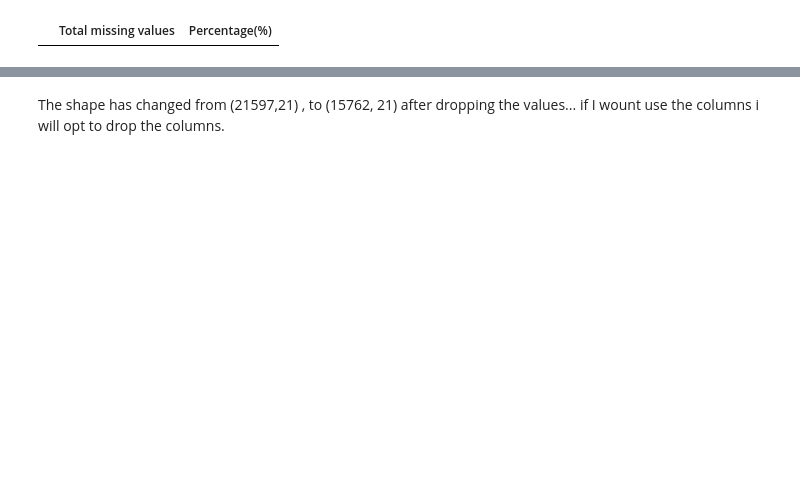
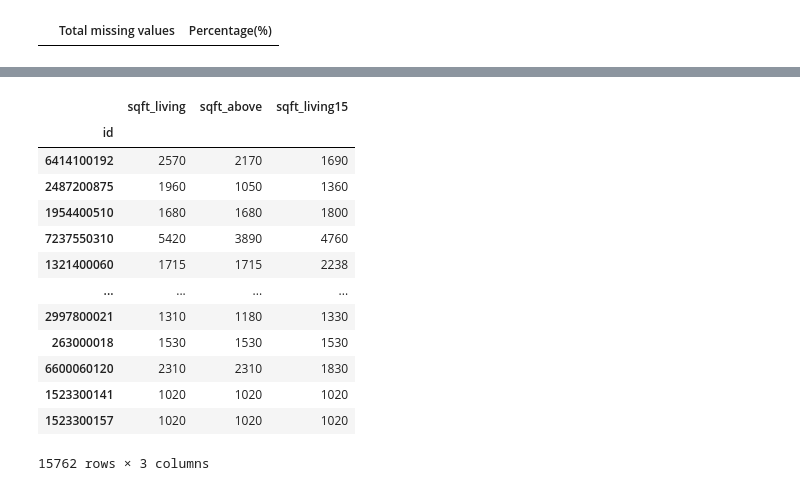
Before and after one commit to K1nyash/Project-2, a Jupyter notebook: Project_2.ipynb, the cells around one changed output, grey strips where cells are left out. Cells and saved outputs as stored; diff of their text form; code cells hidden in the pictures; blank space fills up the shorter version.

```diff
--- a/Project_2.ipynb
+++ b/Project_2.ipynb
@@ -106,0 +231,8 @@ memory usage: 3.5+ MB
+# %%
+# purifying the continuous dictionary
+continuous.pop('sqft_lot15')
+continuous.pop('lat')
+continuous.pop('long')
+continuous.pop('yr_built')
+continuous.pop('sqft_lot')
+continuous
@@ -163,2 +311,18 @@ kc.shape
-# %% [markdown]
-The shape has changed from (21597,21) , to (15762, 21) after dropping the values... if I wount use the columns i will opt to drop the columns.
+# %%
+kc_cont = kc[list(continuous.keys())]
+kc_cont
+# %% [output]
+|  | sqft_living | sqft_above | sqft_living15 |
+| id |  |  |  |
+| 6414100192 | 2570 | 2170 | 1690 |
+| 2487200875 | 1960 | 1050 | 1360 |
+| 1954400510 | 1680 | 1680 | 1800 |
+| 7237550310 | 5420 | 3890 | 4760 |
+| 1321400060 | 1715 | 1715 | 2238 |
+| ... | ... | ... | ... |
+| 2997800021 | 1310 | 1180 | 1330 |
+| 263000018 | 1530 | 1530 | 1530 |
+| 6600060120 | 2310 | 2310 | 1830 |
+| 1523300141 | 1020 | 1020 | 1020 |
+| 1523300157 | 1020 | 1020 | 1020 |
+15762 rows × 3 columns
```
Also changed, not shown: parts of 34 cells of this notebook, 16 other files.
